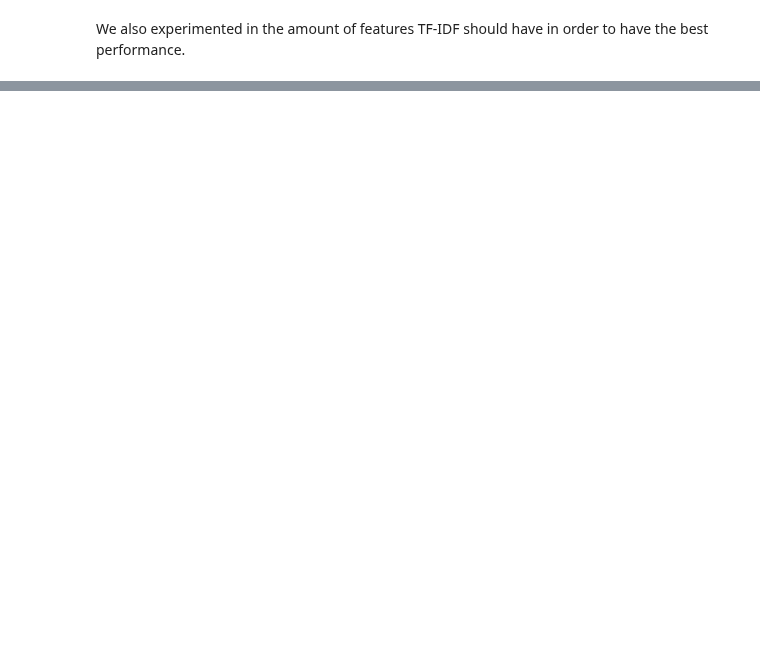
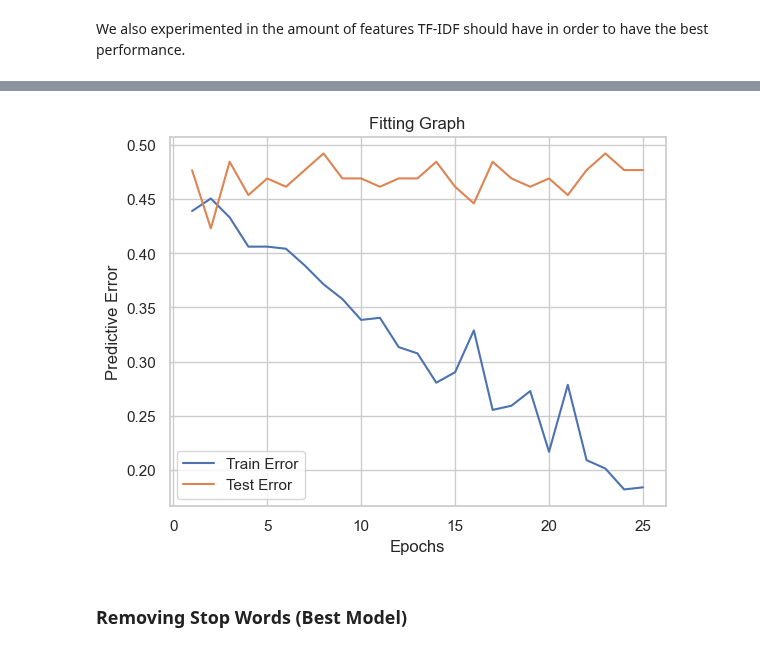
Before and after one commit to Aaron3963/CSE_151A_Project, a Jupyter notebook: project.ipynb, the cells around one changed output, grey strips where cells are left out. Cells and saved outputs as stored; diff of their text form; code cells hidden in the pictures; blank space fills up the shorter version.

```diff
--- a/project.ipynb
+++ b/project.ipynb
@@ -567,0 +919,6 @@ As expected, we do not need to high complexity for TF-IDF, as increasing it will
+# %%
+generateFittingGraph(train_error, test_error, EPOCHS)
+# %% [output]
+[figure, added]
+# %% [markdown]
+### Removing Stop Words (Best Model)
```
Also changed, not shown: parts of 44 cells of this notebook, 25 other files.
